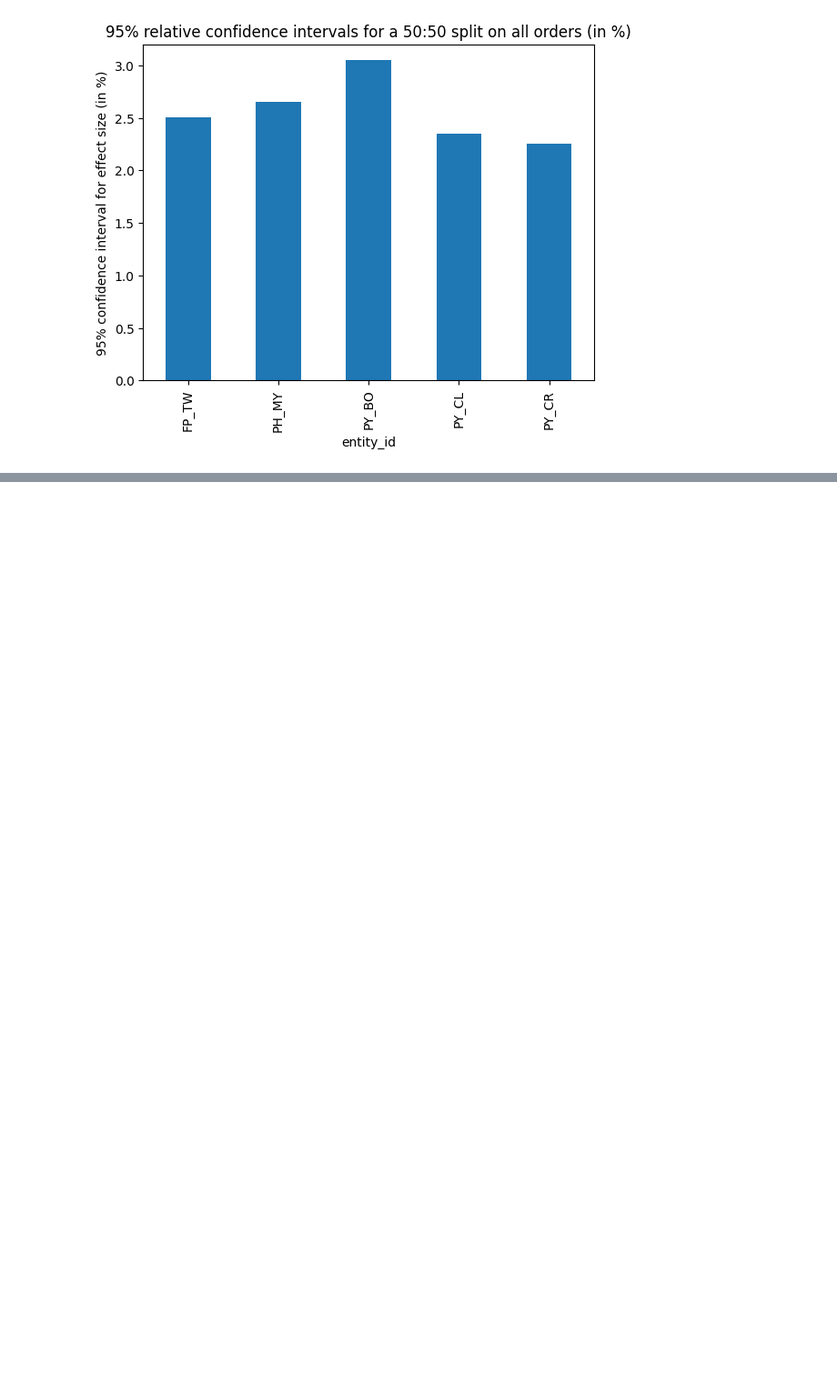
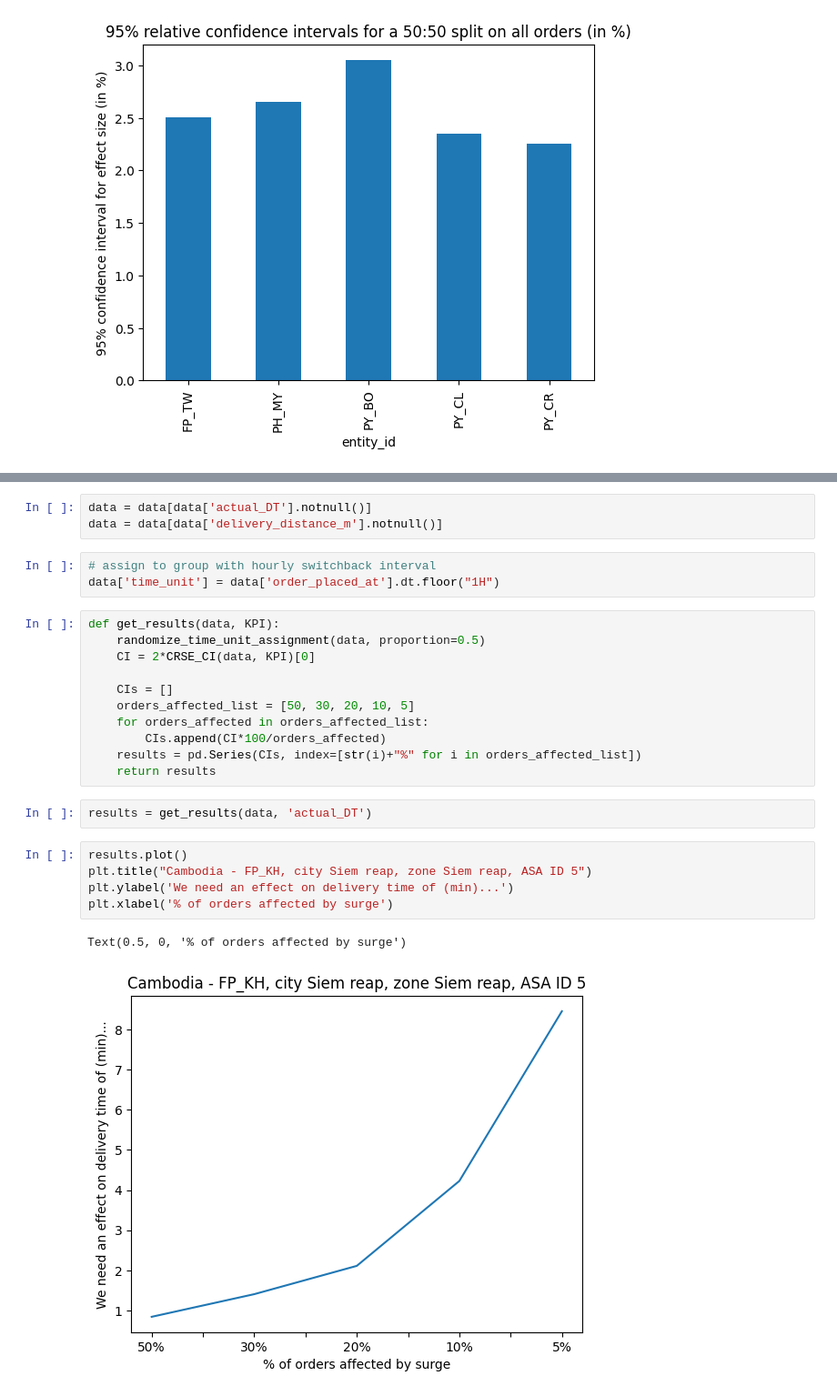
Before and after one commit to omar-elmaria/switchback_test_dag, a Jupyter notebook: notebooks/switchback_analysis/CI_per_country_and_city.ipynb, the cells around one changed output, grey strips where cells are left out. Shown at 91% size. Cells and saved outputs as stored; diff of their text form; blank space fills up the shorter version.

```diff
--- a/notebooks/switchback_analysis/CI_per_country_and_city.ipynb
+++ b/notebooks/switchback_analysis/CI_per_country_and_city.ipynb
@@ -409,0 +237,27 @@ t = "FP_TW208"
+# %%
+data = data[data['actual_DT'].notnull()]
+data = data[data['delivery_distance_m'].notnull()]
+# %%
+# assign to group with hourly switchback interval
+data['time_unit'] = data['order_placed_at'].dt.floor("1H")
+# %%
+def get_results(data, KPI):
+    randomize_time_unit_assignment(data, proportion=0.5)
+    CI = 2*CRSE_CI(data, KPI)[0]
+
+    CIs = []
+    orders_affected_list = [50, 30, 20, 10, 5]
+    for orders_affected in orders_affected_list:
+        CIs.append(CI*100/orders_affected)
+    results = pd.Series(CIs, index=[str(i)+"%" for i in orders_affected_list])
+    return results
+# %%
+results = get_results(data, 'actual_DT')
+# %%
+results.plot()
+plt.title("Cambodia - FP_KH, city Siem reap, zone Siem reap, ASA ID 5")
+plt.ylabel('We need an effect on delivery time of (min)...')
+plt.xlabel('% of orders affected by surge')
+# %% [output]
+Text(0.5, 0, '% of orders affected by surge')
+[figure, added]
```
Also changed, not shown: parts of 72 cells of this notebook.
